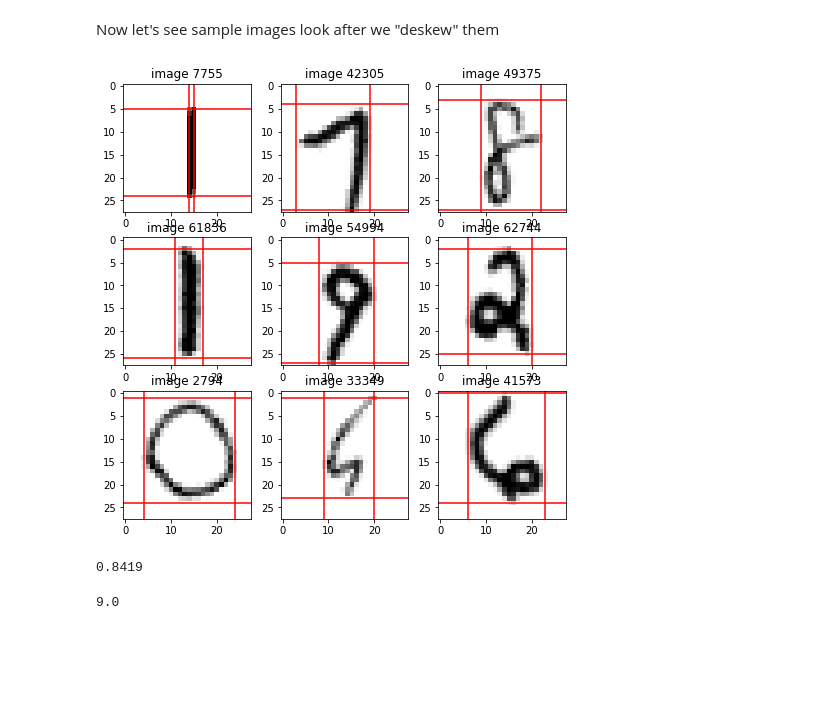
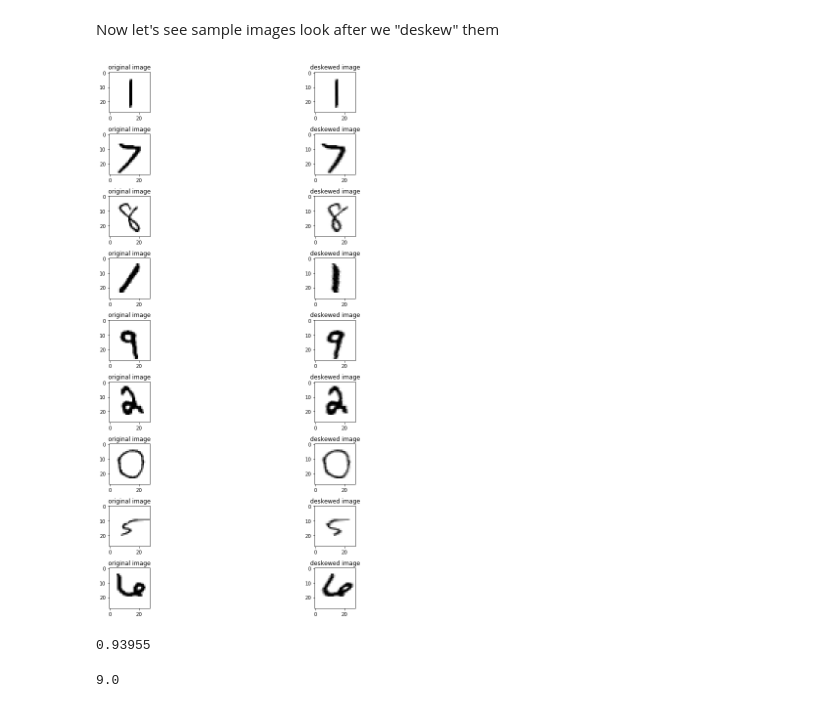
Before and after one commit to arlenk/ipython-notebooks, a Jupyter notebook: sklearn-pipeline-MNIST.ipynb, the cells around one changed output. Drawn from its saved outputs; the diff is of its cells as text; code cells hidden in the pictures; blank space fills up the shorter version.

Commit message:
switch to opencv for image deskewing

```diff
--- a/sklearn-pipeline-MNIST.ipynb
+++ b/sklearn-pipeline-MNIST.ipynb
@@ -97,10 +57,0 @@ Test out bounding box on samples images from earlier.  Note that imshow() draws
-# %%
-fig, axes = plt.subplots(3, 3, figsize=(8,8))
-sample_images = [ 7755, 42305, 49375, 61836, 54994, 62744, 2794, 33349, 41573 ]
-for i in range(3):
-    for j in range(3):
-        index = sample_images[i*3 + j]
-        img = data[index].reshape(28, 28)
-        ax = axes[i][j]
-        plot_bbox(img, ax=ax)
-        ax.set_title('image {}'.format(index))
@@ -167,15 +86,23 @@ def deskew_image(img):
 # %% [markdown]
 Now let's see sample images look after we "deskew" them
 # %%
-fig, axes = plt.subplots(3, 3, figsize=(8,8))
+fig, axes = plt.subplots(9, 2, figsize=(16,16))
 sample_images = [ 7755, 42305, 49375, 61836, 54994, 62744, 2794, 33349, 41573 ]
-for i in range(3):
-    for j in range(3):
-        ax = axes[i][j]
-        index = sample_images[i*3 + j]
-        img = data[index].reshape(28, 28)
+for i in range(9):
+    index = sample_images[i]
 
-        plot_bbox(deskew_image(img), ax=ax)
-        ax.set_title('image {}'.format(index))
+    # plot original images
+    ax = axes[i][0]
+    img = data[index].reshape(28, 28)
+    ax.imshow(img, cmap=plt.cm.gray_r)
+    ax.set_title('original image')
+
+    # now after dewskewing
+    ax = axes[i][1]
+    img = deskew_image(img)
+    ax.imshow(img, cmap=plt.cm.gray_r)
+    ax.set_title('deskewed image')
+
+fig.tight_layout()
 # %% [output]
-[figure, old version]
+[figure, new version]
@@ -185,8 +117,9 @@ preprocessed_test =  [ center_bbox(deskew_image(img.reshape(28,28))).reshape(-1)
 # %%
 clf.fit(preprocessed_train, target_train)
-clf.score(preprocessed_test, target_test)
+clf.score(preprocessed_train, target_train)
+#clf.score(preprocessed_test, target_test)
 # %% [output]
-0.8419
+0.93955
 # %%
 predict_train = clf.predict(preprocessed_train)
 # %%
```
Also changed, not shown: parts of 15 cells of this notebook.
